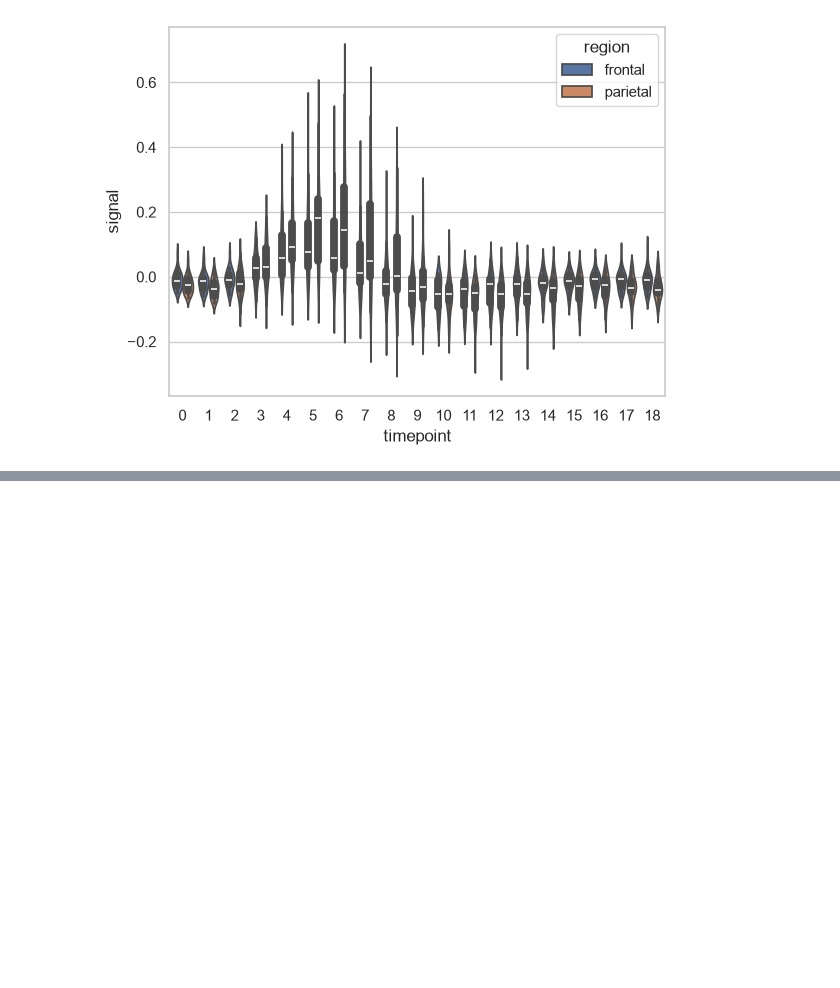
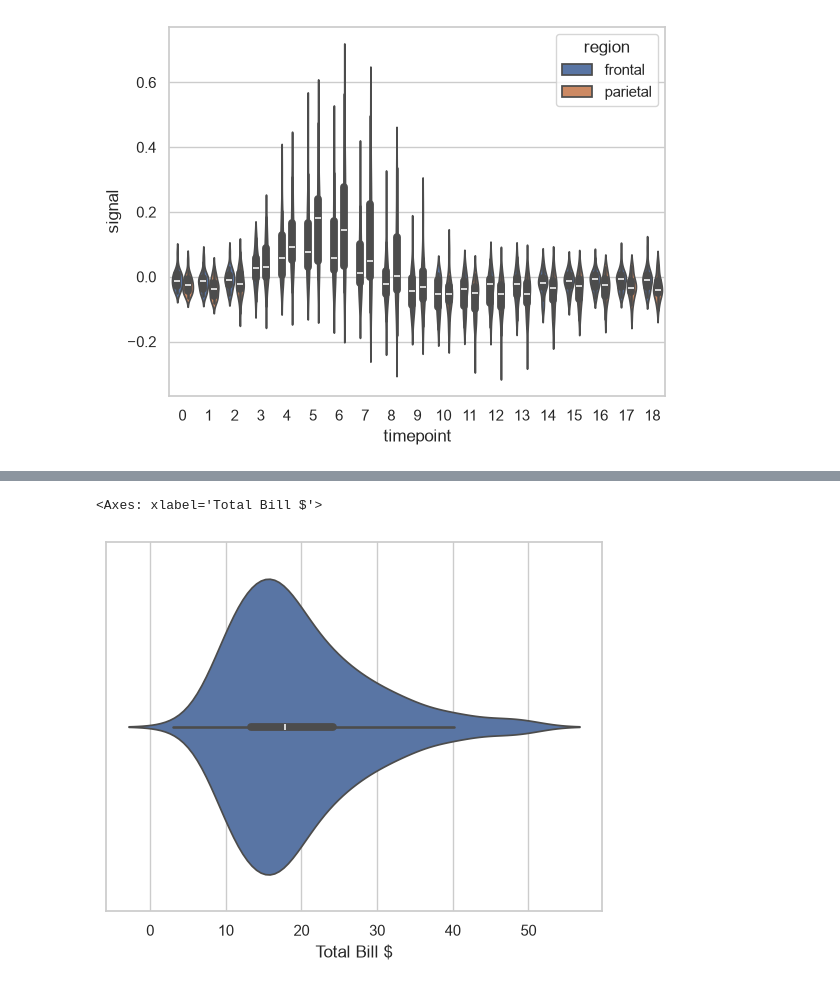
Before and after one commit to hassansagheer/AI-ML, a Jupyter notebook: Seaborn/Categorical Plots/ViolinPlot.ipynb, the cells around one changed output, grey strips where cells are left out. Drawn from its saved outputs; the diff is of its cells as text; code cells hidden in the pictures; blank space fills up the shorter version.

```diff
--- a/Seaborn/Categorical Plots/ViolinPlot.ipynb
+++ b/Seaborn/Categorical Plots/ViolinPlot.ipynb
@@ -25,0 +36,15 @@ sns.violinplot(x ="timepoint",
+# %%
+# importing the required module
+import seaborn
+import matplotlib.pyplot as plt
+
+# use to set style of background of plot
+seaborn.set(style="whitegrid")
+
+# loading data-set
+tips = seaborn.load_dataset("tips")
+plt.xlabel("Total Bill $")
+seaborn.violinplot(x=tip["total_bill"])
+# %% [output]
+<Axes: xlabel='Total Bill $'>
+[figure, added]
```
Also changed, not shown: parts of 7 cells of this notebook, 1 other file.
